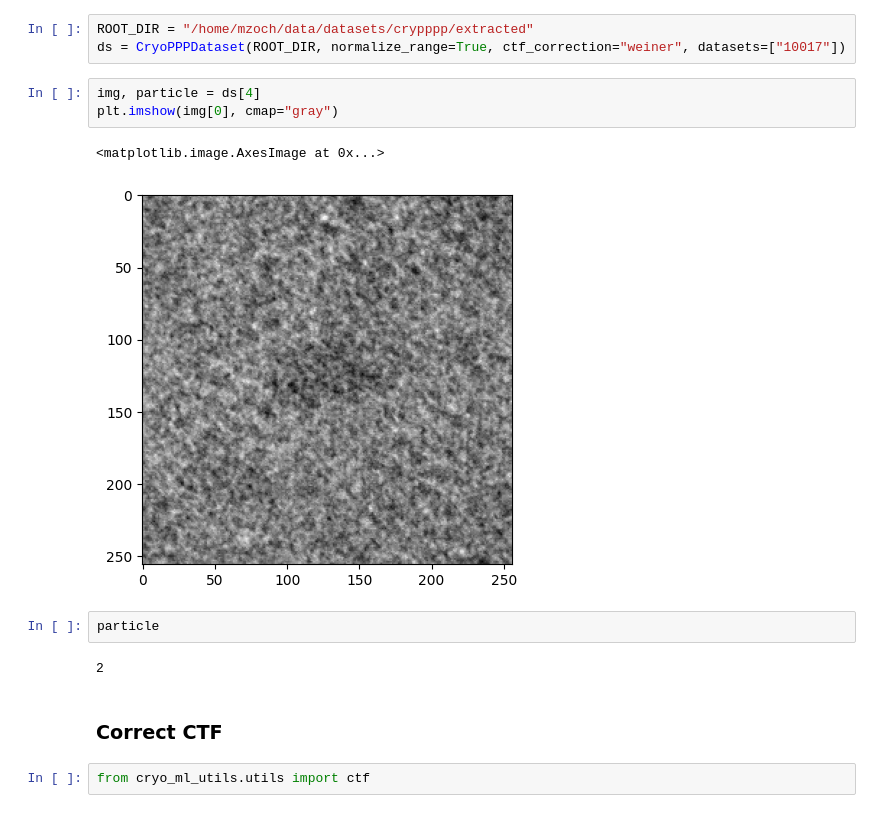
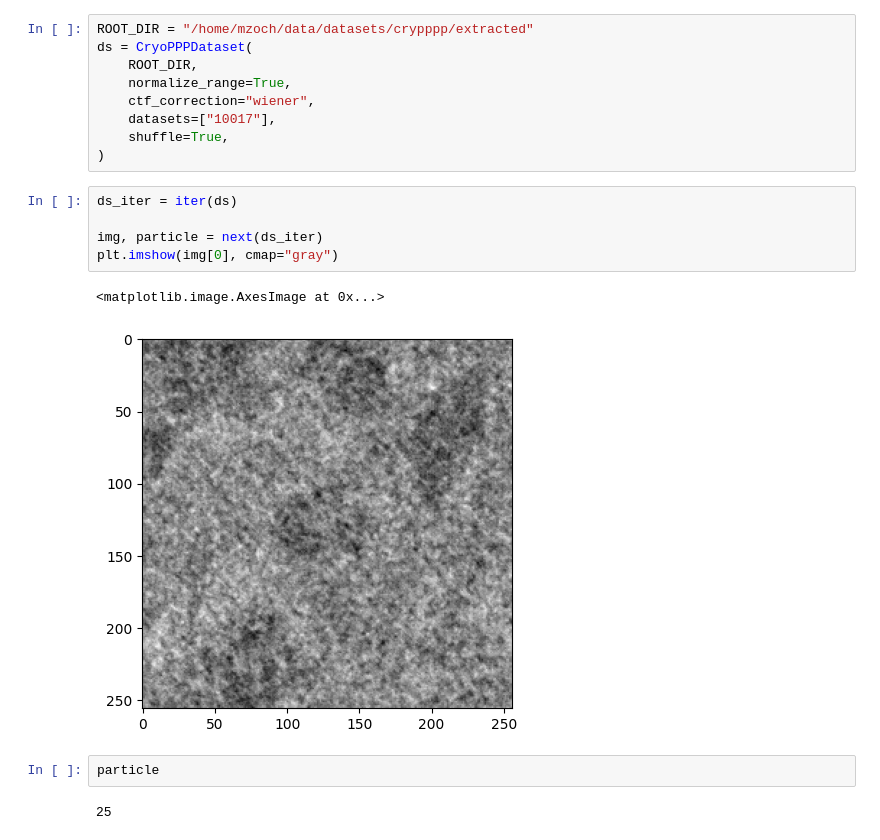
Before and after one commit to maxzoech/cryo-ml-utils, a Jupyter notebook: examples/cryo_ppp.ipynb, the cells around one changed output. Saved outputs shown, nothing was run; the diff lists cells and outputs as text.

Commit message:
Use IterableDataset for Starfile dataset

```diff
--- a/examples/cryo_ppp.ipynb
+++ b/examples/cryo_ppp.ipynb
@@ -20,18 +23,22 @@ Requirement already satisfied: python-dateutil>=2.7 in /home/mzoch/miniconda3/en
 Requirement already satisfied: six>=1.5 in /home/mzoch/miniconda3/envs/ml-utlis/lib/python3.11/site-packages (from python-dateutil>=2.7->matplotlib) (1.17.0)
 # %%
 ROOT_DIR = "/home/mzoch/data/datasets/crypppp/extracted"
-ds = CryoPPPDataset(ROOT_DIR, normalize_range=True, ctf_correction="weiner", datasets=["10017"])
+ds = CryoPPPDataset(
+    ROOT_DIR,
+    normalize_range=True,
+    ctf_correction="wiener",
+    datasets=["10017"],
+    shuffle=True,
+)
 # %%
-img, particle = ds[4]
+ds_iter = iter(ds)
+
+img, particle = next(ds_iter)
 plt.imshow(img[0], cmap="gray")
 # %% [output]
 <matplotlib.image.AxesImage at 0x...>
-[figure, old version]
+[figure, new version]
 # %%
 particle
 # %% [output]
-2
+25
-# %% [markdown]
-### Correct CTF
-# %%
-from cryo_ml_utils.utils import ctf
```
Also changed, not shown: parts of 4 cells of this notebook, 3 other files.
